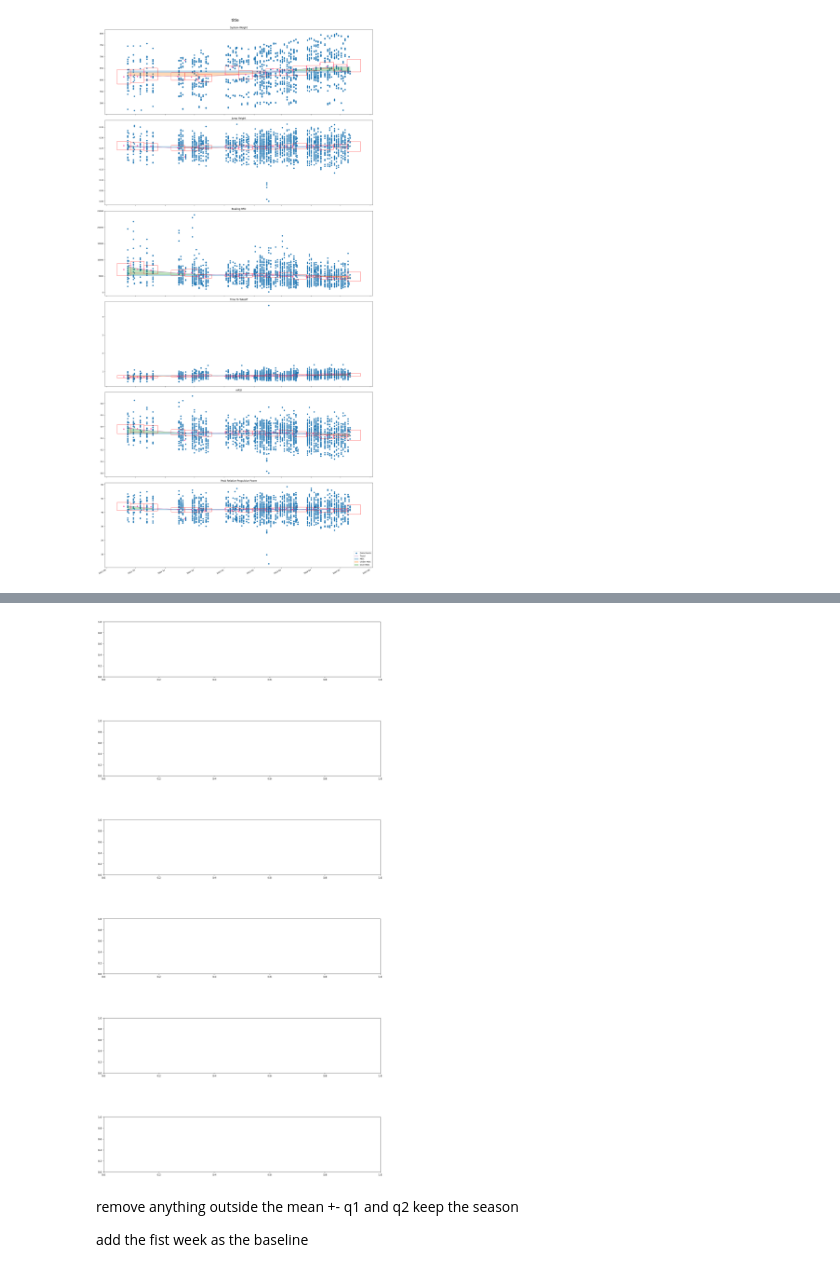
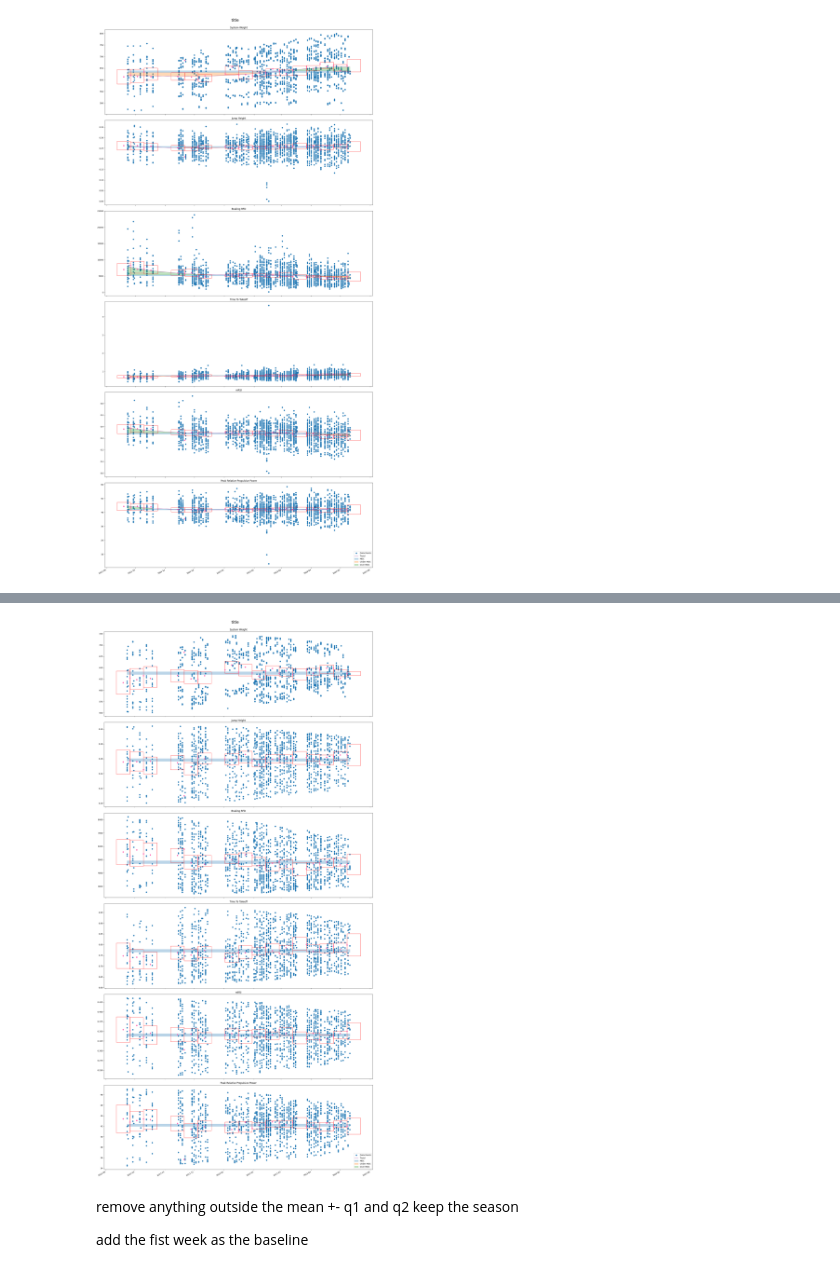
Before and after one commit to Jsosau24/PEAK-Performance, a Jupyter notebook: MDCgraphTest.ipynb, the cells around one changed output, grey strips where cells are left out. Cells and saved outputs as stored; diff of their text form; code cells hidden in the pictures.

```diff
--- a/MDCgraphTest.ipynb
+++ b/MDCgraphTest.ipynb
@@ -208,9 +208,8 @@ plt.subplots_adjust(hspace=0.8)
 for i in range(len(variables)):
 
     #get the average of the variable
-    firstGRP = week2.get_group(ds.loc[:,'Date'].min())
-    avg = firstGRP.loc[:,variables[i]].mean()
-    mdc = volley.getMdcInd(firstGRP.loc[:,variables[i]])
+    avg = ds.loc[:,variables[i]].mean()
+    mdc = volley.getMdcInd(ds.loc[:,variables[i]])
 
     #define the top and bottom bounds
     topMDC = avg + mdc
@@ -218,7 +217,7 @@ for i in range(len(variables)):
 
     #scatterplot
     axs[i].set_title(variables[i])
-    axs[i].scatter(dates,ds.loc[:,variables[i]], label="Data Points", alpha=.3)
+    axs[i].scatter(dates,ds.loc[:,variables[i]], label="Data Points")
 
     #linear regression
     s = ds.set_index('Date')[variables[i]]
@@ -239,16 +238,7 @@ for i in range(len(variables)):
     axs[i].fill_between(dates, topMDC, p(x), where=(p(x) > topMDC), color='C2', alpha=0.3, label='Over MDC')
 
     #intersection points
-    #best fit line y value
-    fitY=  p(x)
 
-    #top MDC intersection
-    idx = np.argwhere(np.diff(np.sign(fitY - topMDC ))).flatten()
-    axs[i].plot(x[idx], fitY[idx], 'ro')
-
-    #top MDC intersection
-    idx = np.argwhere(np.diff(np.sign(fitY - botMDC ))).flatten()
-    axs[i].plot(x[idx], fitY[idx], 'ro')
 
     #MDC 2 week
     for wk, group in week2:
@@ -266,7 +256,7 @@ for i in range(len(variables)):
         axs[i].scatter(wk,group.loc[:,variables[i]].mean(),color = 'hotpink')
 
 #graph configuration
-plt.suptitle("Volleyball Year", fontsize=20, y=1)
+plt.suptitle("title", fontsize=20, y=1)
 plt.legend(loc ="lower right")
 plt.gcf().autofmt_xdate()
 fig.tight_layout()
@@ -276,4 +265,4 @@ KeyError: Timestamp('2021-09-23 00:00:00')
-[figure, old version]
+[figure, new version]
 # %% [markdown]
 remove anything outside the
 mean +- q1 and q2
```
Also changed, not shown: parts of 3 cells of this notebook.
